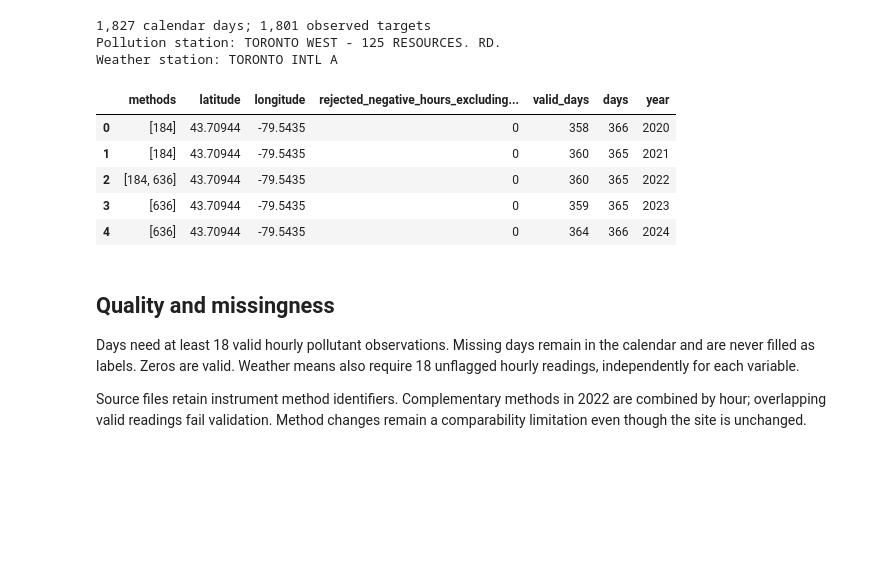
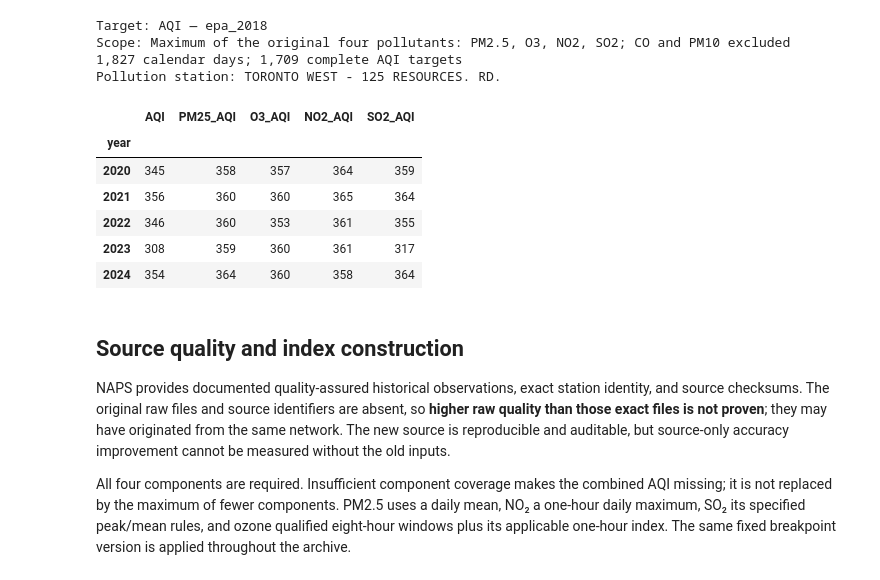
Before and after one commit to AhmedOT22/Air-Quality-Forecasting, a Jupyter notebook: AirQuality.ipynb, the cells around one changed output. Saved outputs shown, nothing was run; the diff lists cells and outputs as text; code cells hidden in the pictures; blank space fills up the shorter version.

```diff
--- a/AirQuality.ipynb
+++ b/AirQuality.ipynb
@@ -14,42 +15,45 @@ Downloading refreshed raw data is a separate, explicit step: `python data_source
 # %%
 from pathlib import Path
-import hashlib
-import json
+import hashlib, json
 import pandas as pd
 from IPython.display import display, Image
 from forecast import load_data, run
-
 ROOT = Path.cwd()
-if not (ROOT / "forecast.py").exists():
-    raise RuntimeError("Launch this notebook from the repository root.")
-INPUT = ROOT / "data/processed/daily_pm25.csv"
+INPUT = ROOT / "data/processed/daily_aqi.csv"
 manifest = json.loads(INPUT.with_suffix(".manifest.json").read_text())
 assert hashlib.sha256(INPUT.read_bytes()).hexdigest() == manifest["prepared_sha256"]
 frame = load_data(INPUT)
-print(f"{len(frame):,} calendar days; {frame.PM25.notna().sum():,} observed targets")
+print("Target:", manifest["target"], "—", manifest["standard"])
+print("Scope:", manifest["scope"])
+print(f"{len(frame):,} calendar days; {frame.AQI.notna().sum():,} complete AQI targets")
 print("Pollution station:", manifest["naps_station"]["Station_Name"])
-print("Weather station:", manifest["weather_station"]["properties"]["STATION_NAME"])
-display(pd.DataFrame(manifest["annual_quality"]))
+display(frame.groupby(frame.index.year)[["AQI", "PM25_AQI", "O3_AQI", "NO2_AQI", "SO2_AQI"]].count().rename_axis("year"))
 # %% [output]
-1,827 calendar days; 1,801 observed targets
+Target: AQI — epa_2018
+Scope: Maximum of the original four pollutants: PM2.5, O3, NO2, SO2; CO and PM10 excluded
+1,827 calendar days; 1,709 complete AQI targets
 Pollution station: TORONTO WEST - 125 RESOURCES. RD.
-Weather station: TORONTO INTL A
-|  | methods | latitude | longitude | rejected_negative_hours_excluding... | valid_days | days | year |
-| 0 | [184] | 43.70944 | -79.5435 | 0 | 358 | 366 | 2020 |
-| 1 | [184] | 43.70944 | -79.5435 | 0 | 360 | 365 | 2021 |
-| 2 | [184, 636] | 43.70944 | -79.5435 | 0 | 360 | 365 | 2022 |
-| 3 | [636] | 43.70944 | -79.5435 | 0 | 359 | 365 | 2023 |
-| 4 | [636] | 43.70944 | -79.5435 | 0 | 364 | 366 | 2024 |
+|  | AQI | PM25_AQI | O3_AQI | NO2_AQI | SO2_AQI |
+| year |  |  |  |  |  |
+| 2020 | 345 | 358 | 357 | 364 | 359 |
+| 2021 | 356 | 360 | 360 | 365 | 364 |
+| 2022 | 346 | 360 | 353 | 361 | 355 |
+| 2023 | 308 | 359 | 360 | 361 | 317 |
+| 2024 | 354 | 364 | 360 | 358 | 364 |
-# %% [markdown]
-## Quality and missingness
-
-Days need at least 18 valid hourly pollutant observations. Missing days remain in
-the calendar and are never filled as labels. Zeros are valid. Weather means also
-require 18 unflagged hourly readings, independently for each variable.
-
-Source files retain instrument method identifiers. Complementary methods in 2022
-are combined by hour; overlapping valid readings fail validation. Method changes
-remain a comparability limitation even though the site is unchanged.
+# %% [markdown]
+## Source quality and index construction
+
+NAPS provides documented quality-assured historical observations, exact station
+identity, and source checksums. The original raw files and source identifiers are
+absent, so **higher raw quality than those exact files is not proven**; they may
+have originated from the same network. The new source is reproducible and auditable,
+but source-only accuracy improvement cannot be measured without the old inputs.
+
+All four components are required. Insufficient component coverage makes the
+combined AQI missing; it is not replaced by the maximum of fewer components.
+PM2.5 uses a daily mean, NO₂ a one-hour daily maximum, SO₂ its specified peak/mean
+rules, and ozone qualified eight-hour windows plus its applicable one-hour index.
+The same fixed breakpoint version is applied throughout the archive.
 # %%
 import matplotlib.pyplot as plt
 fig, ax = plt.subplots(figsize=(12, 3.5))
```
Also changed, not shown: parts of 10 cells of this notebook, 31 other files.
